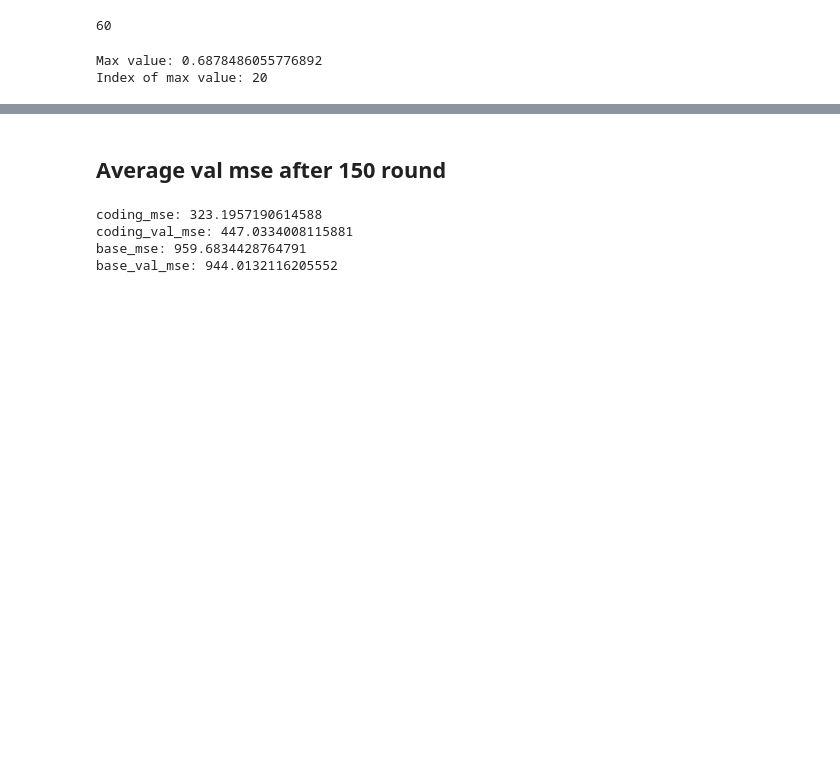
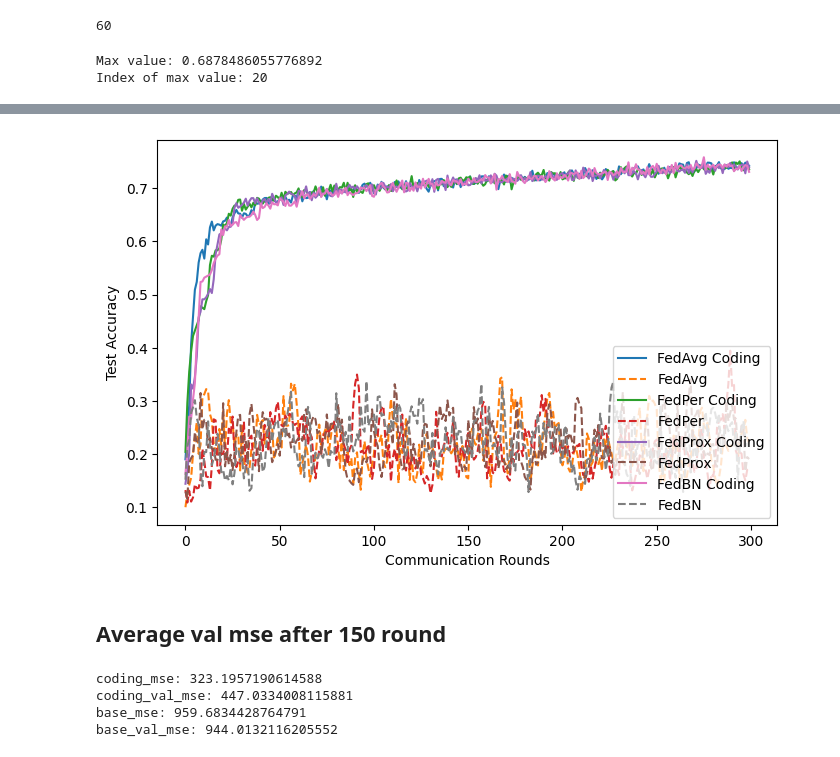
Before and after one commit to Observe-l/FedL-Transformer_Wireless, a Jupyter notebook: plot.ipynb, the cells around one changed output, grey strips where cells are left out. Saved outputs shown, nothing was run; the diff lists cells and outputs as text; code cells hidden in the pictures; blank space fills up the shorter version.

```diff
--- a/plot.ipynb
+++ b/plot.ipynb
@@ -62,3 +62,36 @@ plt.plot(result_dict1['test_acc'])
+# %%
+with open('results/fedavg/n50_s0.1_r300_e5_loss0.25_modezero_coding_eval.json', 'r') as f:
+    fedavg_coding = json.load(f)
+with open('results/fedavg/n50_s0.1_r300_e5_loss0.25_modezero_eval.json', 'r') as f:
+    fedavg = json.load(f)
+with open('results/fedper/n50_s0.1_r300_e5_loss0.25_modezero_coding_eval.json', 'r') as f:
+    fedper_coding = json.load(f)
+with open('results/fedper/n50_s0.1_r300_e5_loss0.25_modezero_eval.json', 'r') as f:
+    fedper = json.load(f)
+with open('results/fedprox/n50_s0.1_r300_e5_loss0.25_modezero_coding_eval.json', 'r') as f:
+    fedprox_coding = json.load(f)
+with open('results/fedprox/n50_s0.1_r300_e5_loss0.25_modezero_eval.json', 'r') as f:
+    fedprox = json.load(f)
+with open('results/fedbn/n50_s0.1_r300_e5_loss0.25_modezero_coding_eval.json', 'r') as f:
+    fedbn_coding = json.load(f)
+with open('results/fedbn/n50_s0.1_r300_e5_loss0.25_modezero_eval.json', 'r') as f:
+    fedbn = json.load(f)
+# %%
+plt.figure(figsize=(8, 5))
+plt.plot(fedavg_coding['test_acc'], label='FedAvg Coding')
+plt.plot(fedavg['test_acc'], label='FedAvg', linestyle='--')
+plt.plot(fedper_coding['test_acc'], label='FedPer Coding')
+plt.plot(fedper['test_acc'], label='FedPer', linestyle='--')
+plt.plot(fedprox_coding['test_acc'], label='FedProx Coding')
+plt.plot(fedprox['test_acc'], label='FedProx', linestyle='--')
+plt.plot(fedbn_coding['test_acc'], label='FedBN Coding')
+plt.plot(fedbn['test_acc'], label='FedBN', linestyle='--')
+plt.xlabel('Communication Rounds')
+plt.ylabel('Test Accuracy')
+plt.legend(loc='lower right')
+plt.show()
+# %% [output]
+[figure, added]
 # %%
 eng = matlab.engine.start_matlab()
 # %%
```
Also changed, not shown: parts of 2 cells of this notebook, 2 other files.
